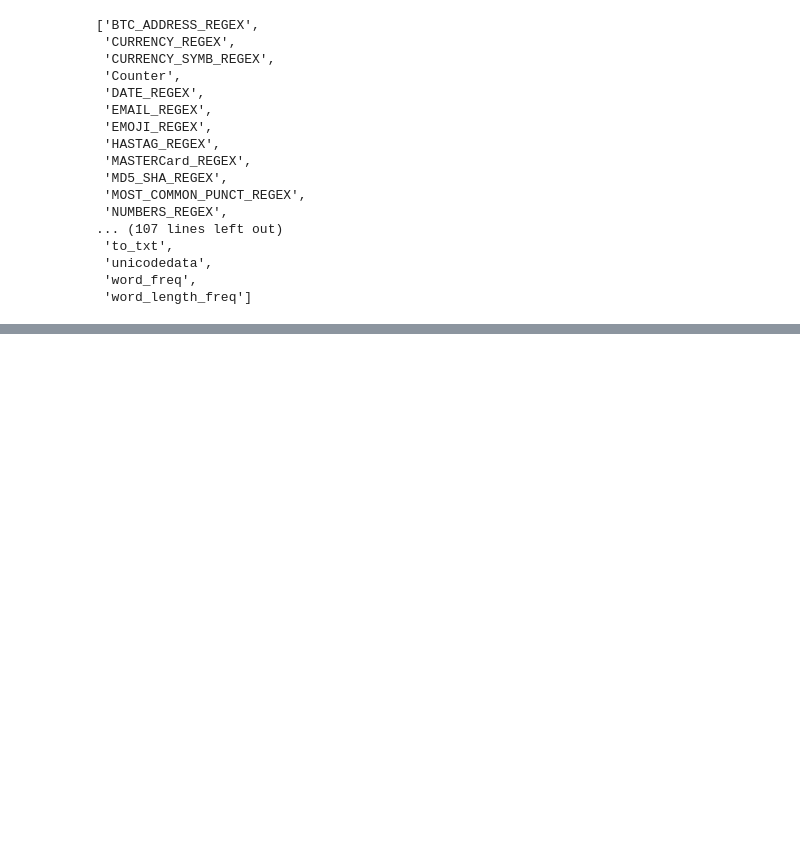
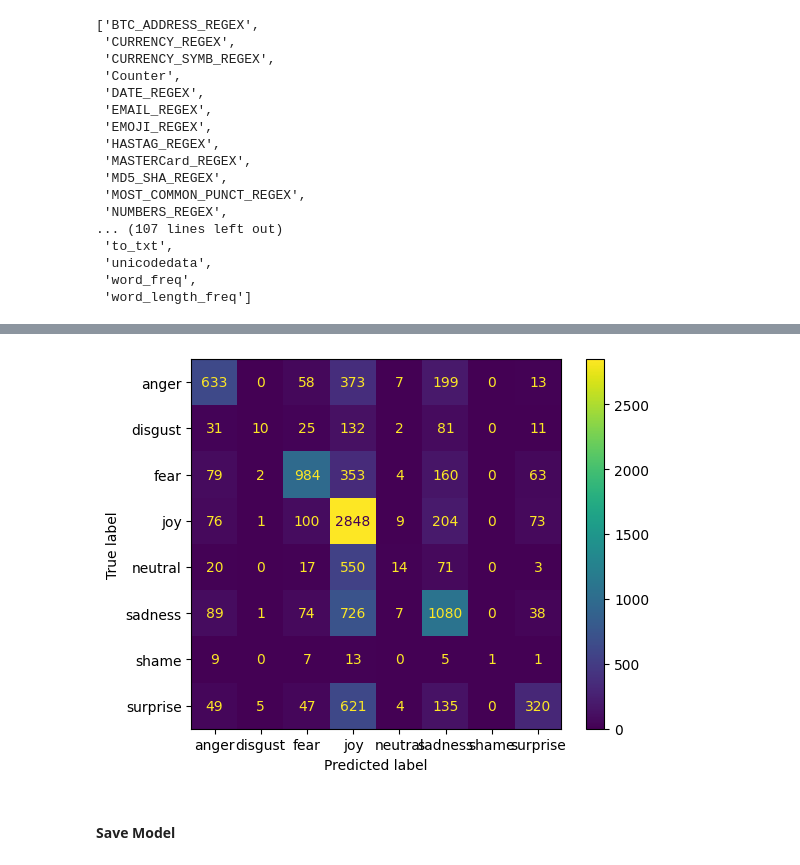
Before and after one commit to yonas-baysasaw/Emotion-Detection-of-Text, a Jupyter notebook: Emotion Detection of Text.ipynb, the cells around one changed output, grey strips where cells are left out. Cells and saved outputs as stored; diff of their text form; code cells hidden in the pictures; blank space fills up the shorter version.

```diff
--- a/Emotion Detection of Text.ipynb
+++ b/Emotion Detection of Text.ipynb
@@ -142,0 +250,3 @@ df[clean_Text] = df
+# %%
+Xfeatures = df['Clean_Text']
+ylabels = df['Emotion']
@@ -142,0 +268,3 @@ df[clean_Text] = df
+# %%
+cv = CountVectorizer()
+X = cv.fit_transform(Xfeatures)
@@ -142,0 +287,2 @@ df[clean_Text] = df
+# %%
+x_train, x_test, y_train, y_test = train_test_split(X, ylabels, test_size=0.3, random_state=42)
@@ -142,0 +291,3 @@ df[clean_Text] = df
+# %%
+nv_model = MultinomialNB()
+nv_model.fit(x_train, y_train)
@@ -142,0 +404,11 @@ df[clean_Text] = df
+# %%
+# Plot Confusion
+
+from sklearn.metrics import ConfusionMatrixDisplay
+
+ConfusionMatrixDisplay.from_estimator(nv_model, x_test, y_test)
+plt.show()
+# %% [output]
+[figure, added]
+# %% [markdown]
+#### Save Model
```
Also changed, not shown: parts of 49 cells of this notebook, 1 other file.
